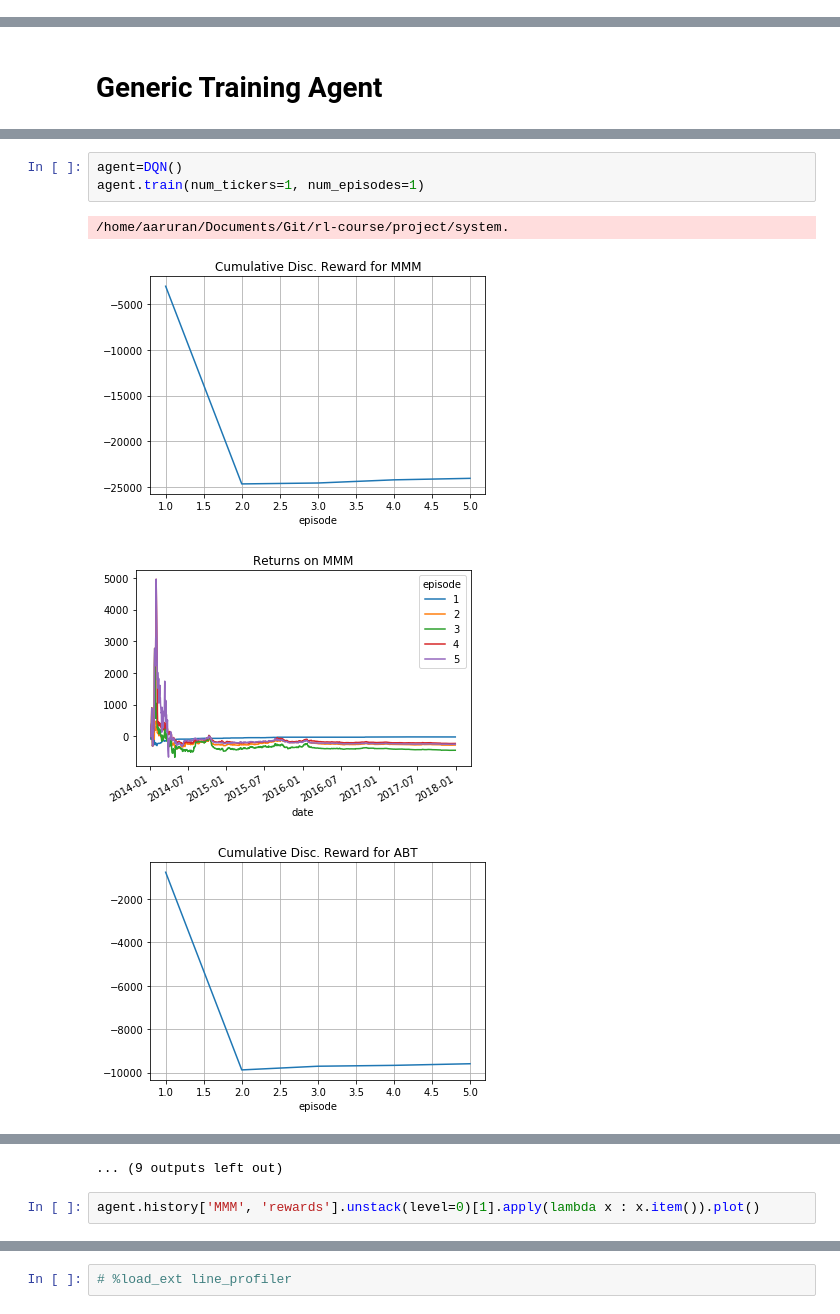
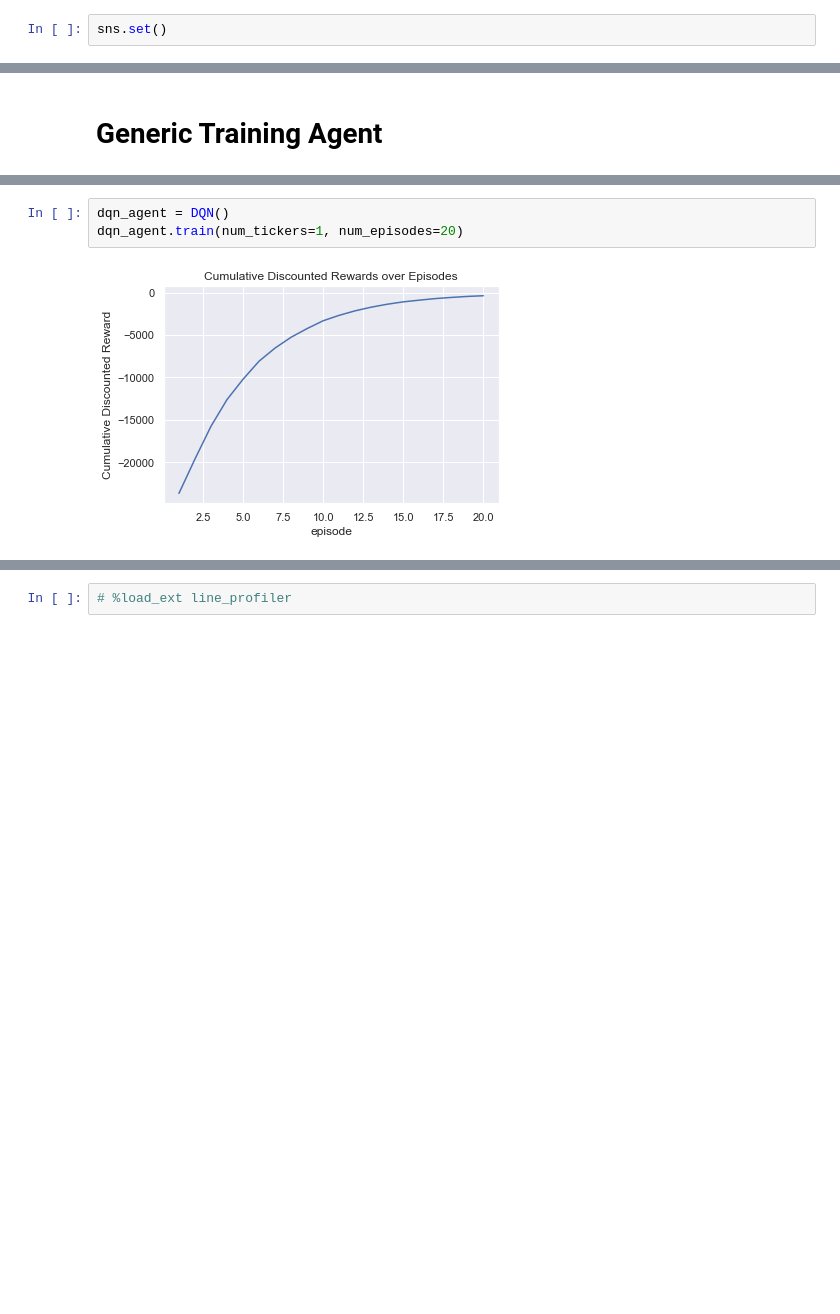
Before and after one commit to AaruranLog/rl-trading, a Jupyter notebook: agents.ipynb, the cells around one changed output, grey strips where cells are left out. Drawn from its saved outputs; the diff is of its cells as text; blank space fills up the shorter version.

Commit message:
refactored plotting, a2c kinda works?

```diff
--- a/agents.ipynb
+++ b/agents.ipynb
@@ -28,6 +29,8 @@ class ReplayMemory:
 
     def __len__(self):
         return len(self.memory)
+# %%
+sns.set()
 # %%
 e = TradingEnv()
 STATE_DIM = len(e.reset())
@@ -268,10 +262,7 @@ class DQN(BaseAgent):
 
 # agent.run_episode(env)
 # %%
-agent=DQN()
-agent.train(num_tickers=1, num_episodes=1)
+dqn_agent = DQN()
+dqn_agent.train(num_tickers=1, num_episodes=20)
 # %% [output]
-/home/aaruran/Documents/Git/rl-course/project/system.
-[figure, old version]
+[figure, new version]
-[figure, removed]
-[figure, removed]
@@ -286,3 +268,0 @@ agent.train(num_tickers=1, num_episodes=1)
-... (9 outputs left out)
-# %%
-agent.history['MMM', 'rewards'].unstack(level=0)[1].apply(lambda x : x.item()).plot()
```
Also changed, not shown: parts of 21 cells of this notebook.
